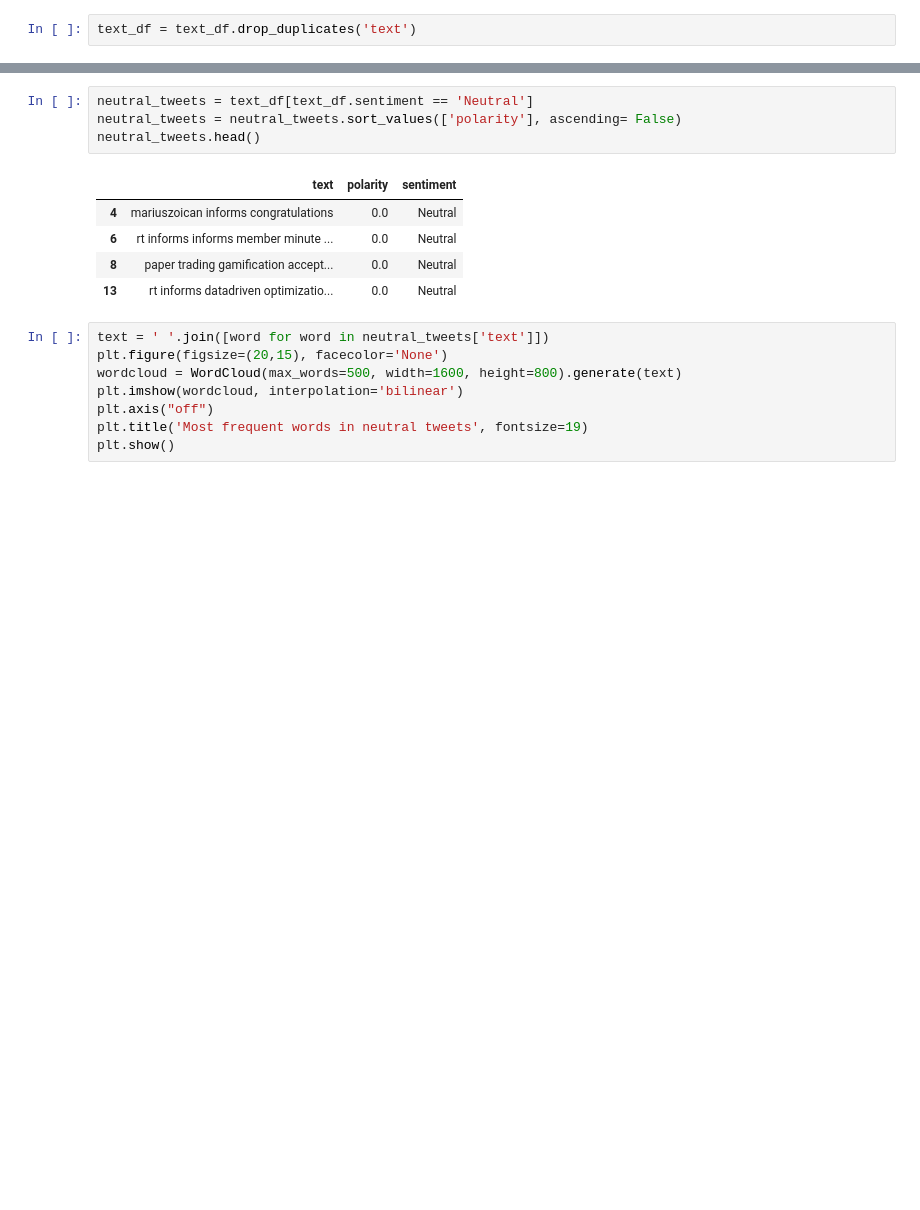
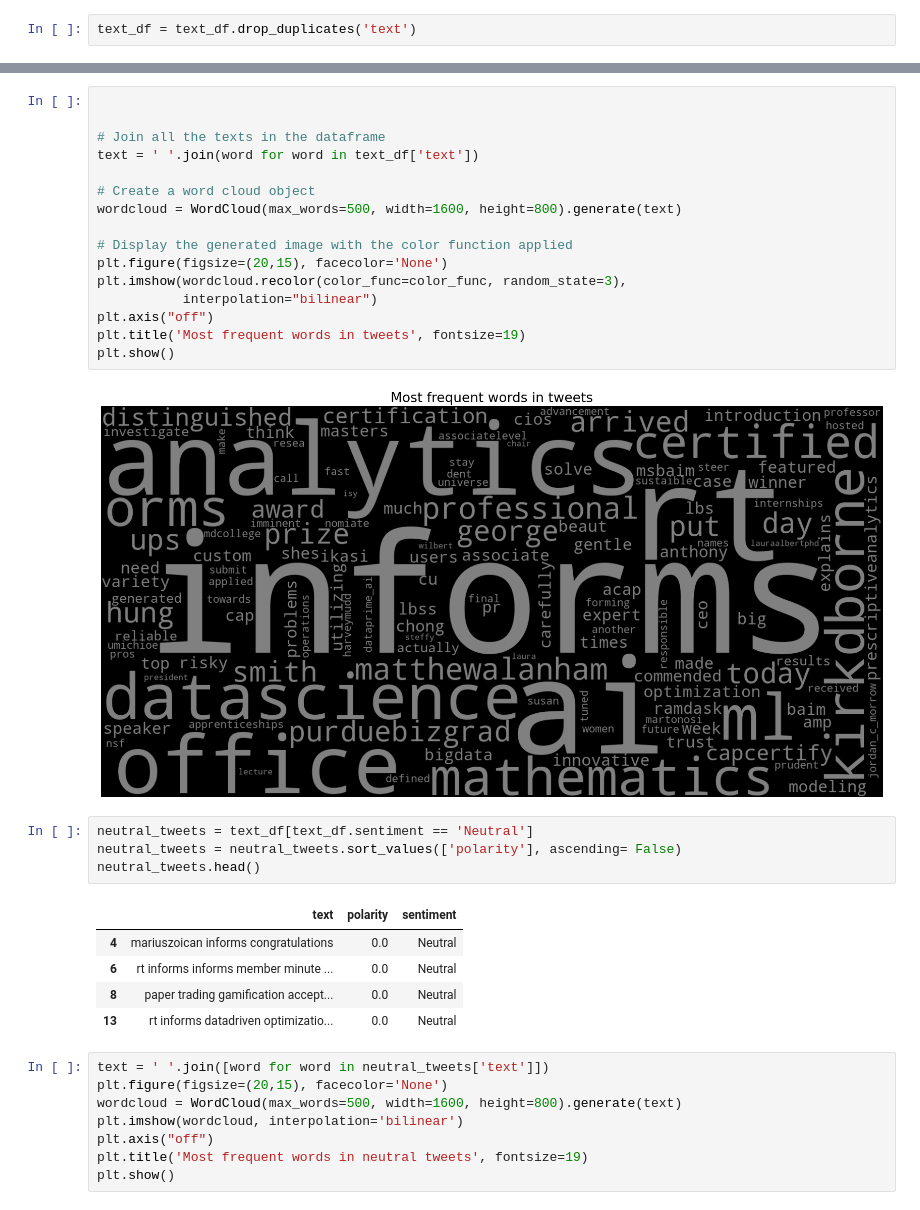
Before and after one commit to miniquinox/Twitter-api, a Jupyter notebook: sentimental_analysis.ipynb, the cells around one changed output, grey strips where cells are left out. Drawn from its saved outputs; the diff is of its cells as text; blank space fills up the shorter version.

```diff
--- a/sentimental_analysis.ipynb
+++ b/sentimental_analysis.ipynb
@@ -224,3 +321,21 @@ plt.show()
+# %%
+
+
+# Join all the texts in the dataframe
+text = ' '.join(word for word in text_df['text'])
+
+# Create a word cloud object
+wordcloud = WordCloud(max_words=500, width=1600, height=800).generate(text)
+
+# Display the generated image with the color function applied
+plt.figure(figsize=(20,15), facecolor='None')
+plt.imshow(wordcloud.recolor(color_func=color_func, random_state=3),
+           interpolation="bilinear")
+plt.axis("off")
+plt.title('Most frequent words in tweets', fontsize=19)
+plt.show()
+# %% [output]
+[figure, added]
 # %%
 neutral_tweets = text_df[text_df.sentiment == 'Neutral']
 neutral_tweets = neutral_tweets.sort_values(['polarity'], ascending= False)
```
Also changed, not shown: parts of 14 cells of this notebook, 7 other files.
